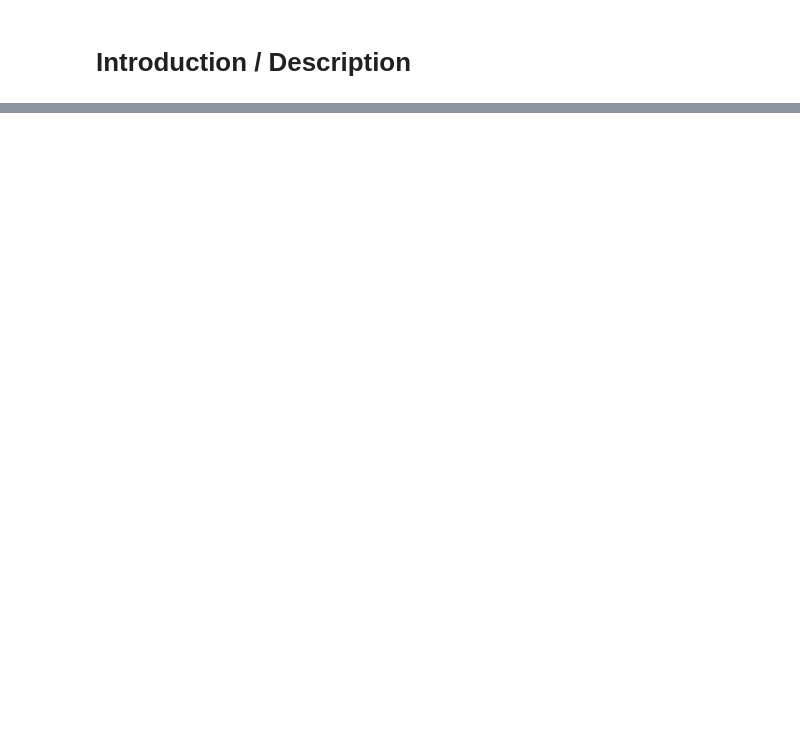
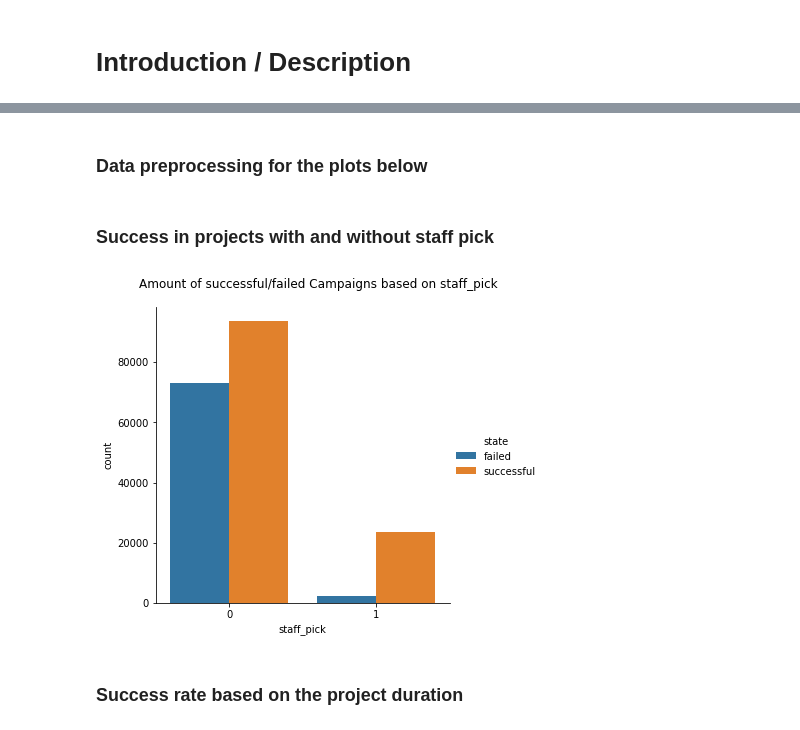
Before and after one commit to AIMPED/ML_Classification_Kickstarter, a Jupyter notebook: ML_Classification_Kickstarter_MASTER.ipynb, the cells around one changed output, grey strips where cells are left out. Drawn from its saved outputs; the diff is of its cells as text; code cells hidden in the pictures; blank space fills up the shorter version.

```diff
--- a/ML_Classification_Kickstarter_MASTER.ipynb
+++ b/ML_Classification_Kickstarter_MASTER.ipynb
@@ -105,0 +111,3 @@ df[features]
+# %%
+time_cols = ['created_at','deadline','state_changed_at','launched_at']
+df[time_cols] = df[time_cols].applymap(lambda x: datetime.utcfromtimestamp(x))
@@ -105,0 +118,2 @@ df[features]
+# %%
+df['description_length'] = df['description'].apply(lambda x: len(str(x).split()))
@@ -105,0 +144,16 @@ df[features]
+# %%
+categorical_features = [
+    'currency',
+    'country',
+    'staff_pick',
+    'category',
+    'category_sub',
+    'start_month'
+]
+# %%
+# Convert strings and numbers to categories
+df[categorical_features] = df[categorical_features].apply(lambda x: x.astype('category'))
+# Convert strings to numbers
+df[categorical_features] = df[categorical_features].apply(lambda x: x.cat.codes)
+# Convert numbers to categories
+df[categorical_features] = df[categorical_features].apply(lambda x: x.astype('category'))
@@ -105,0 +180,2 @@ df[features]
+# %% [markdown]
+### Data preprocessing for the plots below
@@ -105,0 +205,10 @@ df[features]
+# %% [markdown]
+### Success in projects with and without staff pick
+# %%
+ax = sns.catplot(data=df.query('state in ["successful","failed"]'), x='staff_pick', hue='state', kind='count')
+ax.fig.subplots_adjust(top=0.9)
+ax.fig.suptitle("Amount of successful/failed Campaigns based on staff_pick");
+# %% [output]
+[figure, added]
+# %% [markdown]
+### Success rate based on the project duration
```
Also changed, not shown: parts of 114 cells of this notebook, 1 other file.
